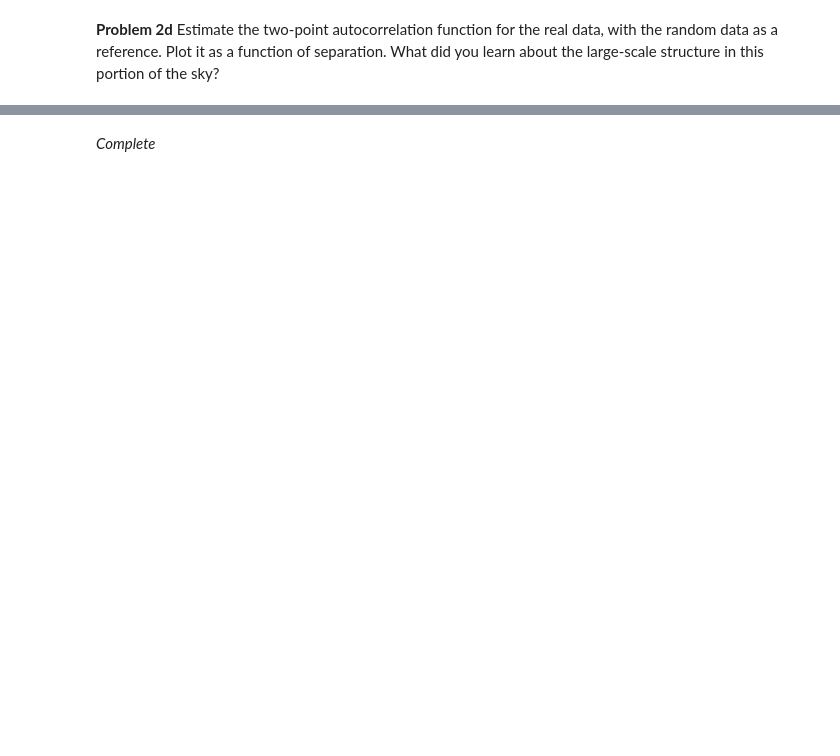
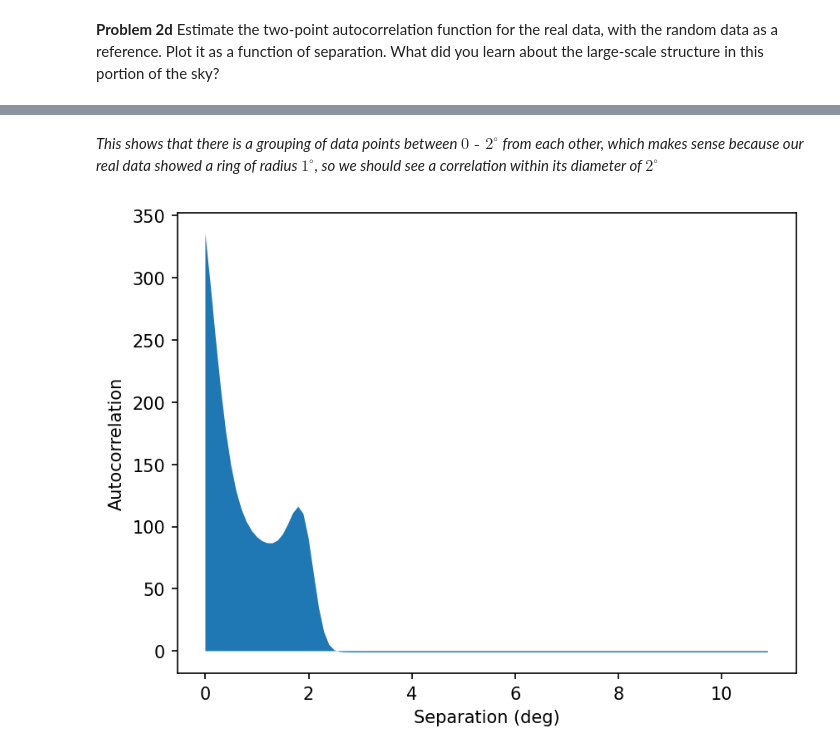
Before and after one commit to ASTR154/clustering, a Jupyter notebook: clustering.ipynb, the cells around one changed output, grey strips where cells are left out. Drawn from its saved outputs; the diff is of its cells as text; code cells hidden in the pictures; blank space fills up the shorter version.

```diff
--- a/clustering.ipynb
+++ b/clustering.ipynb
@@ -264,2 +264,17 @@ Text(0, 0.5, 'Autocorrelation')
-# %% [markdown]
-*Complete*
+# %% [markdown]
+*This shows that there is a grouping of data points between $0\text{ - }2^\circ$ from each other, which makes sense because our real data showed a ring of radius $1^\circ$, so we should see a correlation within its diameter of $2^\circ$*
+# %%
+#tried to make autocorrelation with KDE
+from sklearn.neighbors import KernelDensity
+
+r = np.arange(0, 11, 1e-1)
+kde_rand = np.exp(KernelDensity(bandwidth=0.2, kernel='gaussian').fit(np.array(rand_dists)[:, np.newaxis]).score_samples(r[:, np.newaxis]))
+kde_real = np.exp(KernelDensity(bandwidth=0.2, kernel='gaussian').fit(np.array(real_dists)[:, np.newaxis]).score_samples(r[:, np.newaxis]))
+autocorr_kde = ((kde_real / len(real_pairs)) / (kde_rand / len(rand_pairs))) - 1
+
+plt.fill_between(np.arange(0, 11, 1e-1), autocorr_kde)
+plt.xlabel('Separation (deg)')
+plt.ylabel('Autocorrelation')
+plt.show()
+# %% [output]
+[figure, added]
```
Also changed, not shown: parts of 6 cells of this notebook.
